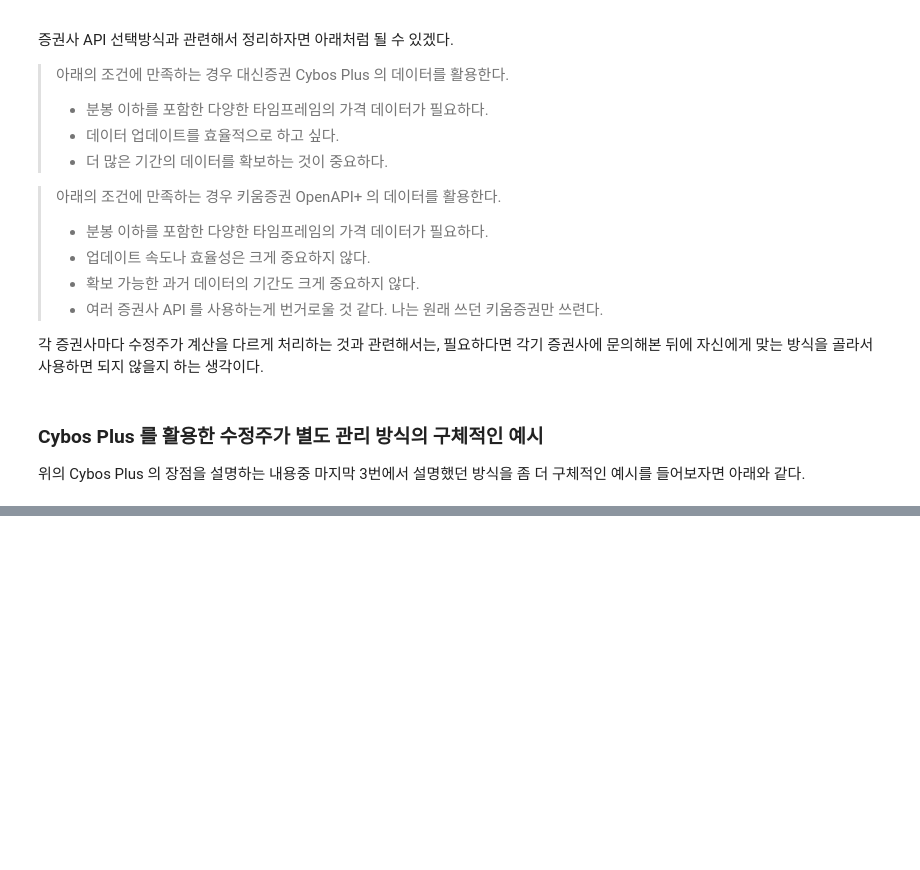
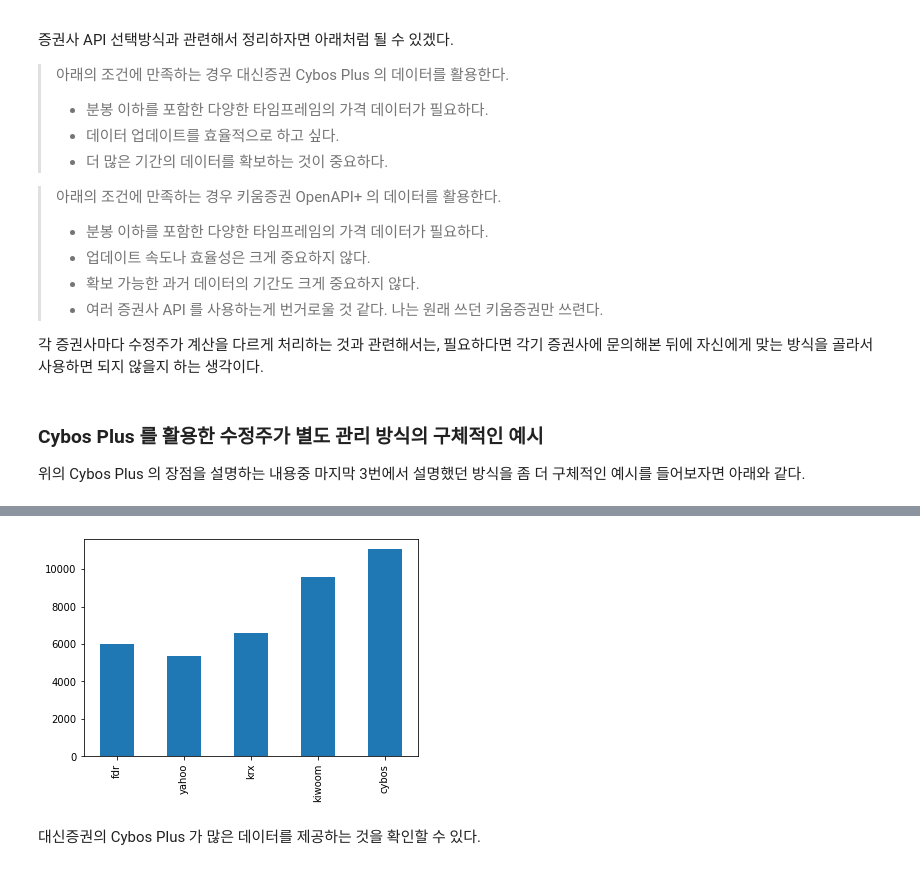
Before and after one commit to elbakramer/koapy, a Jupyter notebook: notebooks/getting-historical-stock-price-data.ipynb, the cells around one changed output, grey strips where cells are left out. Saved outputs shown, nothing was run; the diff lists cells and outputs as text; code cells hidden in the pictures; blank space fills up the shorter version.

```diff
--- a/notebooks/getting-historical-stock-price-data.ipynb
+++ b/notebooks/getting-historical-stock-price-data.ipynb
@@ -1024,0 +1039,4 @@ adjusted_minutes_data
+# %%
+krx_data = krx_downloader.download(code)
+# %%
+kiwoom_data = kiwoom_entrypoint.GetDailyStockDataAsDataFrame(code)
@@ -1024,0 +1060,2 @@ adjusted_minutes_data
+# %%
+cybos_data = cybos_entrypoint.GetDailyStockDataAsDataFrame(code)
@@ -1024,0 +1082,10 @@ adjusted_minutes_data
+# %%
+data = [
+    fdr_data.index.to_series().describe(datetime_is_numeric=True),
+    yahoo_data.index.to_series().describe(datetime_is_numeric=True),
+    krx_data.index.to_series().describe(datetime_is_numeric=True),
+    pd.to_datetime(kiwoom_data['일자'], format='%Y%m%d').describe(datetime_is_numeric=True),
+    pd.to_datetime(cybos_data['날짜'], format='%Y%m%d').describe(datetime_is_numeric=True),
+]
+keys = ['fdr', 'yahoo', 'krx', 'kiwoom', 'cybos']
+result = pd.concat(data, axis=1, keys=keys).T
@@ -1024,0 +1101,7 @@ adjusted_minutes_data
+# %%
+result['count'].plot.bar()
+plt.show()
+# %% [output]
+[figure, added]
+# %% [markdown]
+대신증권의 Cybos Plus 가 많은 데이터를 제공하는 것을 확인할 수 있다.
```
Also changed, not shown: parts of 32 cells of this notebook, 16 other files.
